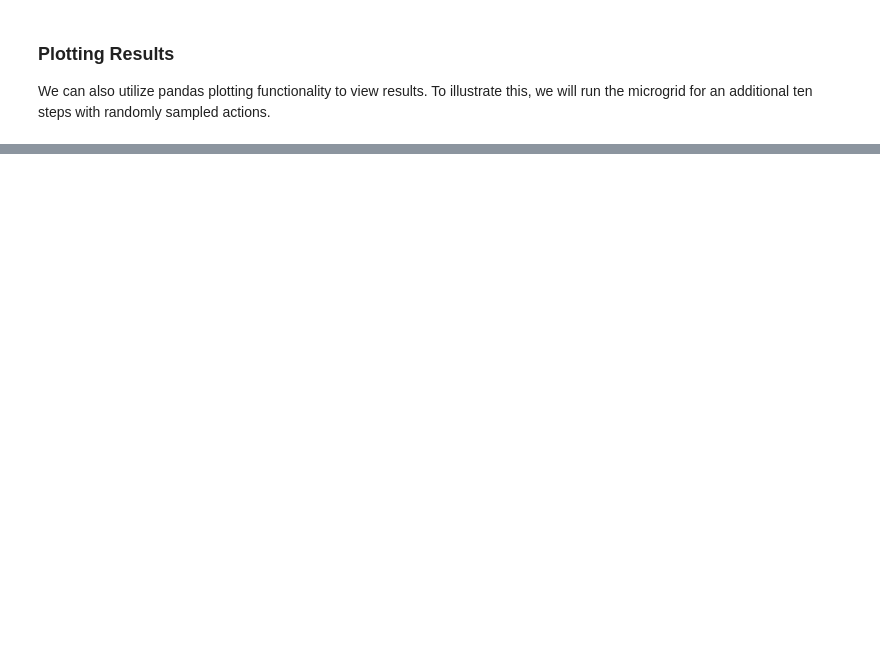
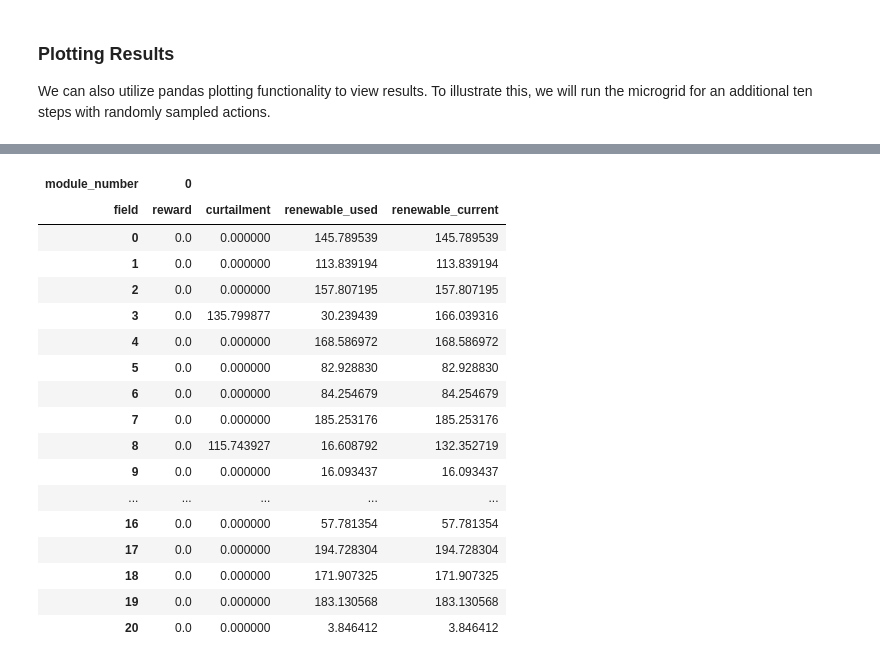
Before and after one commit to Techathon-2025-G5/smart-energy-community-platform, a Jupyter notebook: model/quick-start.ipynb, the cells around one changed output, grey strips where cells are left out. Saved outputs shown, nothing was run; the diff lists cells and outputs as text; code cells hidden in the pictures; blank space fills up the shorter version.

```diff
--- a/model/quick-start.ipynb
+++ b/model/quick-start.ipynb
@@ -227,0 +298,21 @@ df['battery']
+# %%
+df['pv']
+# %% [output]
+| module_number | 0 |  |  |  |
+| field | reward | curtailment | renewable_used | renewable_current |
+| 0 | 0.0 | 0.000000 | 145.789539 | 145.789539 |
+| 1 | 0.0 | 0.000000 | 113.839194 | 113.839194 |
+| 2 | 0.0 | 0.000000 | 157.807195 | 157.807195 |
+| 3 | 0.0 | 135.799877 | 30.239439 | 166.039316 |
+| 4 | 0.0 | 0.000000 | 168.586972 | 168.586972 |
+| 5 | 0.0 | 0.000000 | 82.928830 | 82.928830 |
+| 6 | 0.0 | 0.000000 | 84.254679 | 84.254679 |
+| 7 | 0.0 | 0.000000 | 185.253176 | 185.253176 |
+| 8 | 0.0 | 115.743927 | 16.608792 | 132.352719 |
+| 9 | 0.0 | 0.000000 | 16.093437 | 16.093437 |
+| ... | ... | ... | ... | ... |
+| 16 | 0.0 | 0.000000 | 57.781354 | 57.781354 |
+| 17 | 0.0 | 0.000000 | 194.728304 | 194.728304 |
+| 18 | 0.0 | 0.000000 | 171.907325 | 171.907325 |
+| 19 | 0.0 | 0.000000 | 183.130568 | 183.130568 |
+| 20 | 0.0 | 0.000000 | 3.846412 | 3.846412 |
```
Also changed, not shown: parts of 21 cells of this notebook, 1 other file.
